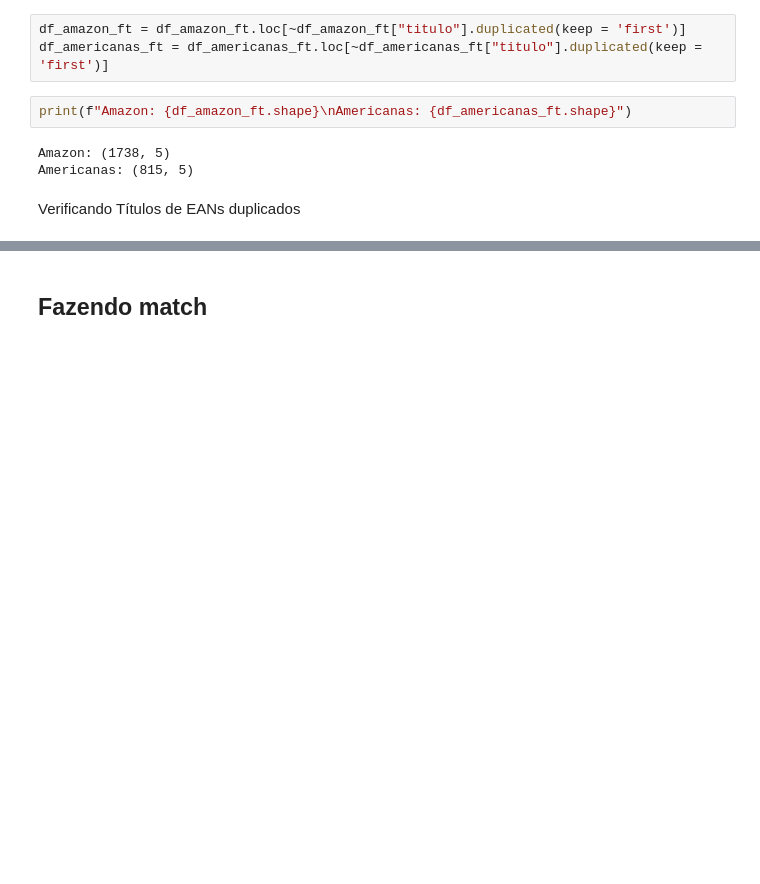
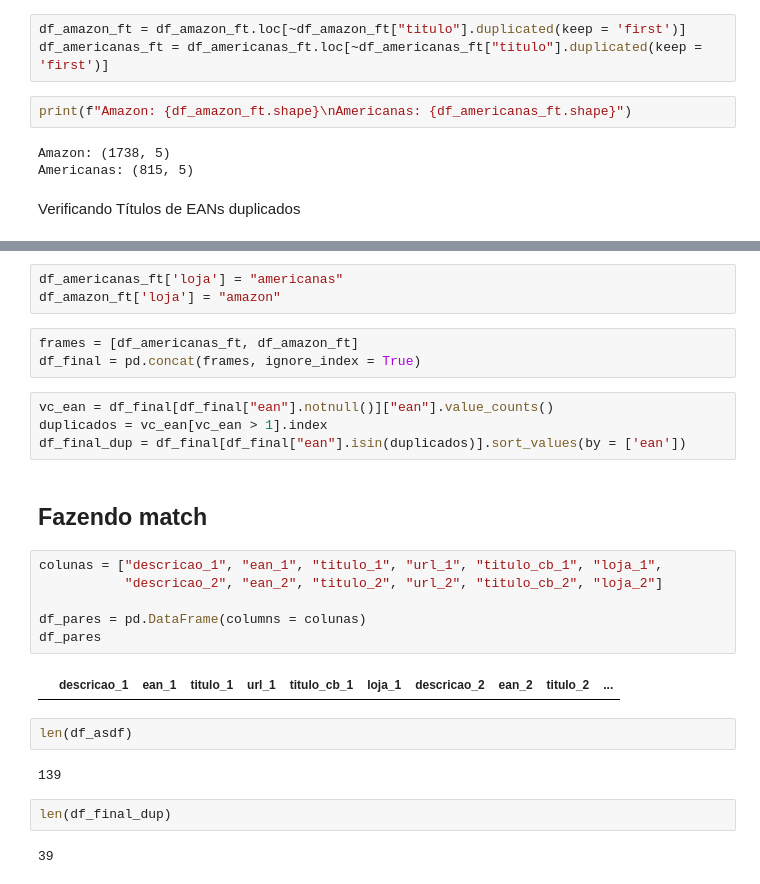
Before and after one commit to Laianna/projeto-sidi-er, a Jupyter notebook: limpeza_dados.ipynb, the cells around one changed output, grey strips where cells are left out. Saved outputs shown, nothing was run; the diff lists cells and outputs as text; blank space fills up the shorter version.

```diff
--- a/limpeza_dados.ipynb
+++ b/limpeza_dados.ipynb
@@ -152,2 +101,28 @@ pd.concat([df1.set_index('ean'),df2.set_index('ean')], axis=1, join='inner').hea
+# %%
+df_americanas_ft['loja'] = "americanas"
+df_amazon_ft['loja'] = "amazon"
+# %%
+frames = [df_americanas_ft, df_amazon_ft]
+df_final = pd.concat(frames, ignore_index = True)
+# %%
+vc_ean = df_final[df_final["ean"].notnull()]["ean"].value_counts()
+duplicados = vc_ean[vc_ean > 1].index
+df_final_dup = df_final[df_final["ean"].isin(duplicados)].sort_values(by = ['ean'])
 # %% [markdown]
 ## Fazendo match
+# %%
+colunas = ["descricao_1", "ean_1", "titulo_1", "url_1",	"titulo_cb_1", "loja_1",
+           "descricao_2", "ean_2", "titulo_2", "url_2",	"titulo_cb_2", "loja_2"]
+
+df_pares = pd.DataFrame(columns = colunas)
+df_pares
+# %% [output]
+|  | descricao_1 | ean_1 | titulo_1 | url_1 | titulo_cb_1 | loja_1 | descricao_2 | ean_2 | titulo_2 | ... |
+# %%
+len(df_asdf)
+# %% [output]
+139
+# %%
+len(df_final_dup)
+# %% [output]
+39
```
Also changed, not shown: parts of 11 cells of this notebook.
